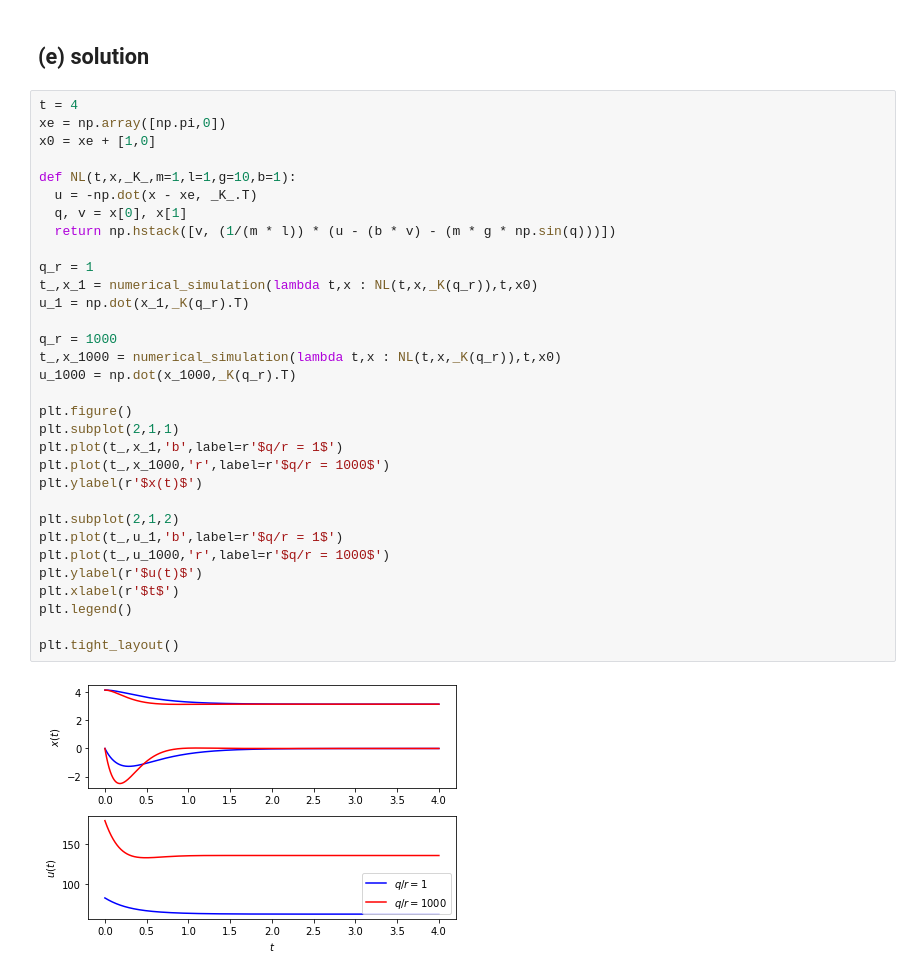
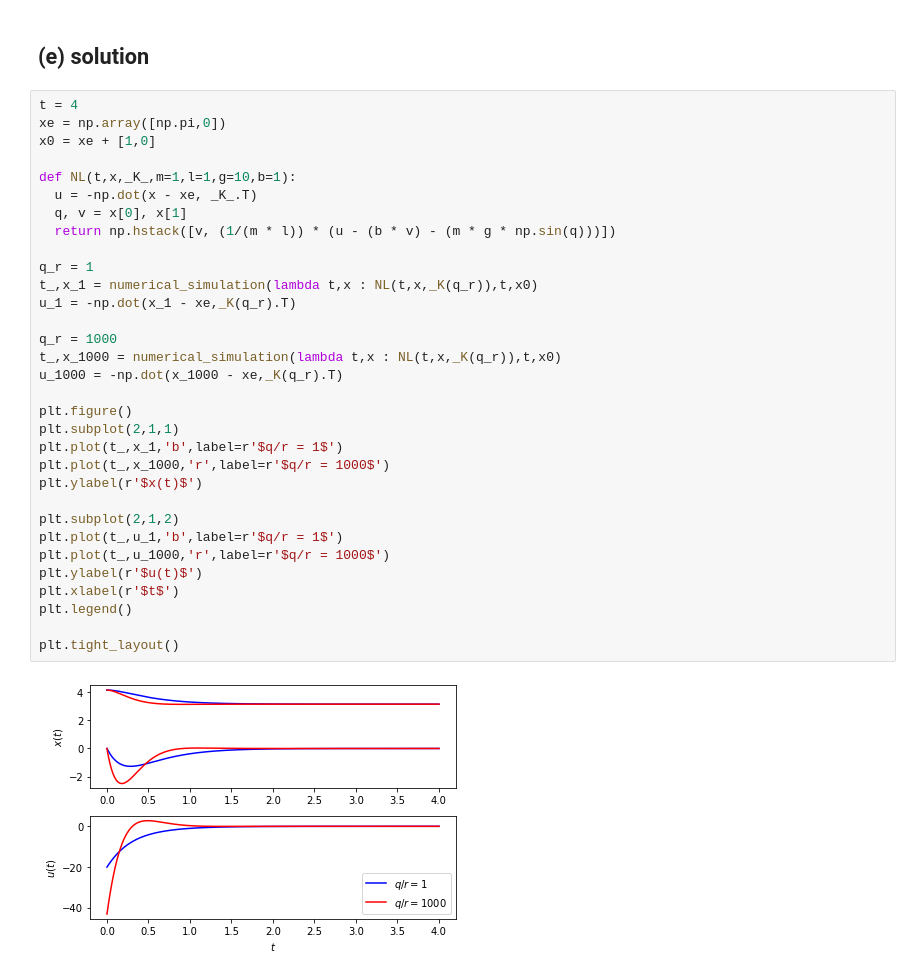
Before and after one commit to sburden/548-22sp, a Jupyter notebook: 548_hw4_sol.ipynb, the cells around one changed output. Cells and saved outputs as stored; diff of their text form.

```diff
--- a/548_hw4_sol.ipynb
+++ b/548_hw4_sol.ipynb
@@ -210,33 +214,33 @@ plt.tight_layout()
 t = 4
 xe = np.array([np.pi,0])
 x0 = xe + [1,0]
 
 def NL(t,x,_K_,m=1,l=1,g=10,b=1):
   u = -np.dot(x - xe, _K_.T)
   q, v = x[0], x[1]
   return np.hstack([v, (1/(m * l)) * (u - (b * v) - (m * g * np.sin(q)))])
 
 q_r = 1
 t_,x_1 = numerical_simulation(lambda t,x : NL(t,x,_K(q_r)),t,x0)
-u_1 = np.dot(x_1,_K(q_r).T)
+u_1 = -np.dot(x_1 - xe,_K(q_r).T)
 
 q_r = 1000
 t_,x_1000 = numerical_simulation(lambda t,x : NL(t,x,_K(q_r)),t,x0)
-u_1000 = np.dot(x_1000,_K(q_r).T)
+u_1000 = -np.dot(x_1000 - xe,_K(q_r).T)
 
 plt.figure()
 plt.subplot(2,1,1)
 plt.plot(t_,x_1,'b',label=r'$q/r = 1$')
 plt.plot(t_,x_1000,'r',label=r'$q/r = 1000$')
 plt.ylabel(r'$x(t)$')
 
 plt.subplot(2,1,2)
 plt.plot(t_,u_1,'b',label=r'$q/r = 1$')
 plt.plot(t_,u_1000,'r',label=r'$q/r = 1000$')
 plt.ylabel(r'$u(t)$')
 plt.xlabel(r'$t$')
 plt.legend()
 
 plt.tight_layout()
 # %% [output]
-[figure, old version]
+[figure, new version]
```
Also changed, not shown: parts of 1 cell of this notebook, 3 other files.
